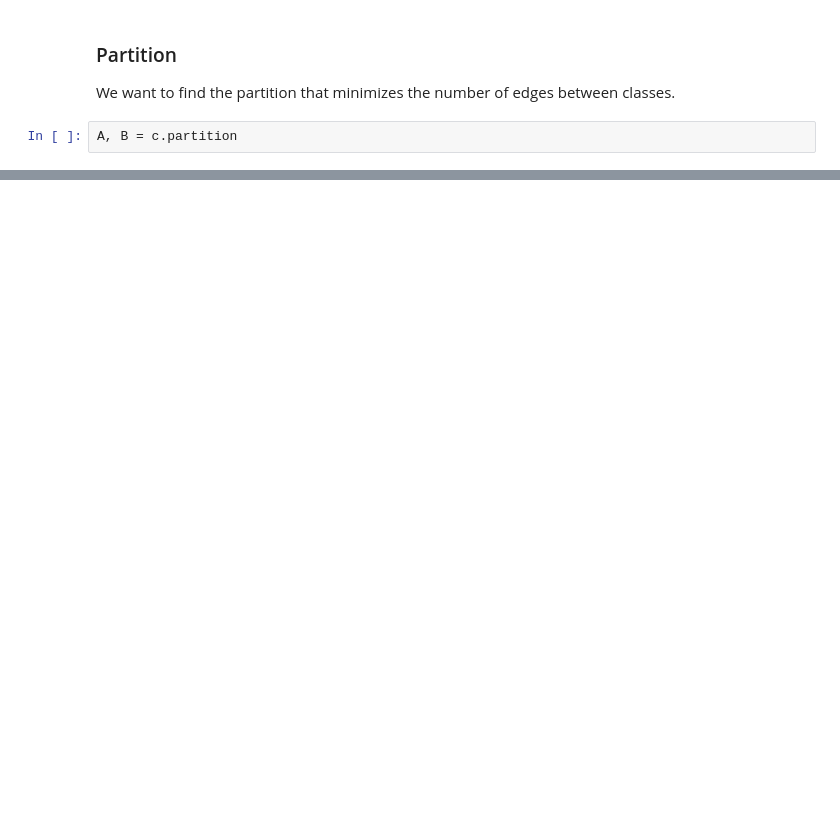
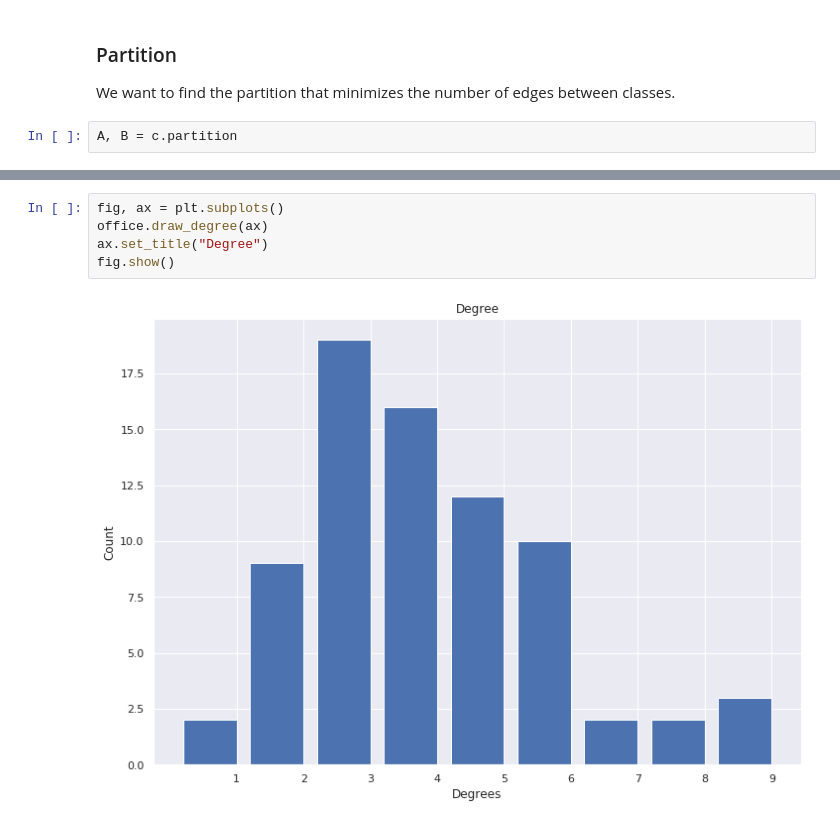
Before and after one commit to NoFishLikeIan/tinbergen, a Jupyter notebook: code/networks/assignment_one.ipynb, the cells around one changed output, grey strips where cells are left out. Cells and saved outputs as stored; diff of their text form; blank space fills up the shorter version.

```diff
--- a/code/networks/assignment_one.ipynb
+++ b/code/networks/assignment_one.ipynb
@@ -110,0 +154,7 @@ fig.show()
+# %%
+fig, ax = plt.subplots()
+office.draw_degree(ax)
+ax.set_title("Degree")
+fig.show()
+# %% [output]
+[figure, added]
```
Also changed, not shown: parts of 18 cells of this notebook, 1 other file.
